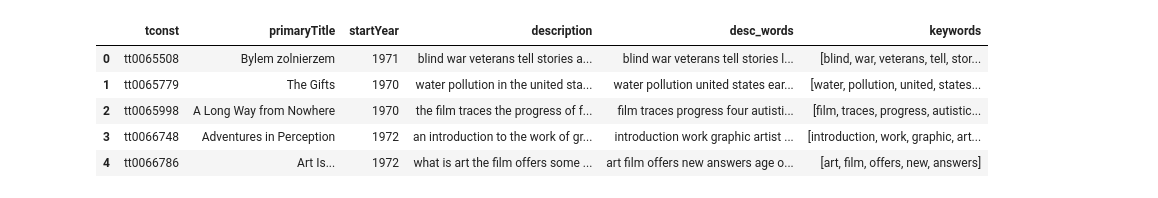
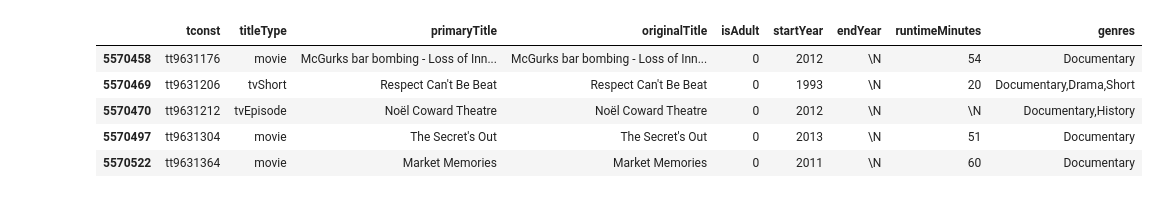
Before and after one commit to mnathvt/newsrecdocfilms, a Jupyter notebook: get_imdb_data.ipynb, the cells around one changed output. Saved outputs shown, nothing was run; the diff lists cells and outputs as text; code cells hidden in the pictures.

```diff
--- a/get_imdb_data.ipynb
+++ b/get_imdb_data.ipynb
@@ -238,9 +32,0 @@ See the caveats in the documentation: http://pandas.pydata.org/pandas-docs/stabl
-# %%
-dlist.head()
-# %% [output]
-|  | tconst | primaryTitle | startYear | description | desc_words | keywords |
-| 0 | tt0065508 | Bylem zolnierzem | 1971 | blind war veterans tell stories a... | blind war veterans tell stories l... | [blind, war, veterans, tell, stor... |
-| 1 | tt0065779 | The Gifts | 1970 | water pollution in the united sta... | water pollution united states ear... | [water, pollution, united, states... |
-| 2 | tt0065998 | A Long Way from Nowhere | 1970 | the film traces the progress of f... | film traces progress four autisti... | [film, traces, progress, autistic... |
-| 3 | tt0066748 | Adventures in Perception | 1972 | an introduction to the work of gr... | introduction work graphic artist ... | [introduction, work, graphic, art... |
-| 4 | tt0066786 | Art Is... | 1972 | what is art the film offers some ... | art film offers new answers age o... | [art, film, offers, new, answers] |
@@ -251,0 +33,15 @@ model = KeyedVectors.load_word2vec_format('GoogleNews-vectors-negative300.bin',
+# %%
+ftype = f['genres']
+dc = f.loc[ftype.str.contains('Documentary', na=False)]
+#f[f['genres'].str.startswith('Documentary')].index
+#dc = f.loc[f['genres'] == ftype]
+#f['startYear'][0]
+# %%
+dc.tail()
+# %% [output]
+|  | tconst | titleType | primaryTitle | originalTitle | isAdult | startYear | endYear | runtimeMinutes | genres |
+| 5570458 | tt9631176 | movie | McGurks bar bombing - Loss of Inn... | McGurks bar bombing - Loss of Inn... | 0 | 2012 | \N | 54 | Documentary |
+| 5570469 | tt9631206 | tvShort | Respect Can't Be Beat | Respect Can't Be Beat | 0 | 1993 | \N | 20 | Documentary,Drama,Short |
+| 5570470 | tt9631212 | tvEpisode | Noël Coward Theatre | Noël Coward Theatre | 0 | 2012 | \N | \N | Documentary,History |
+| 5570497 | tt9631304 | movie | The Secret's Out | The Secret's Out | 0 | 2013 | \N | 51 | Documentary |
+| 5570522 | tt9631364 | movie | Market Memories | Market Memories | 0 | 2011 | \N | 60 | Documentary |
```
Also changed, not shown: parts of 57 cells of this notebook.
